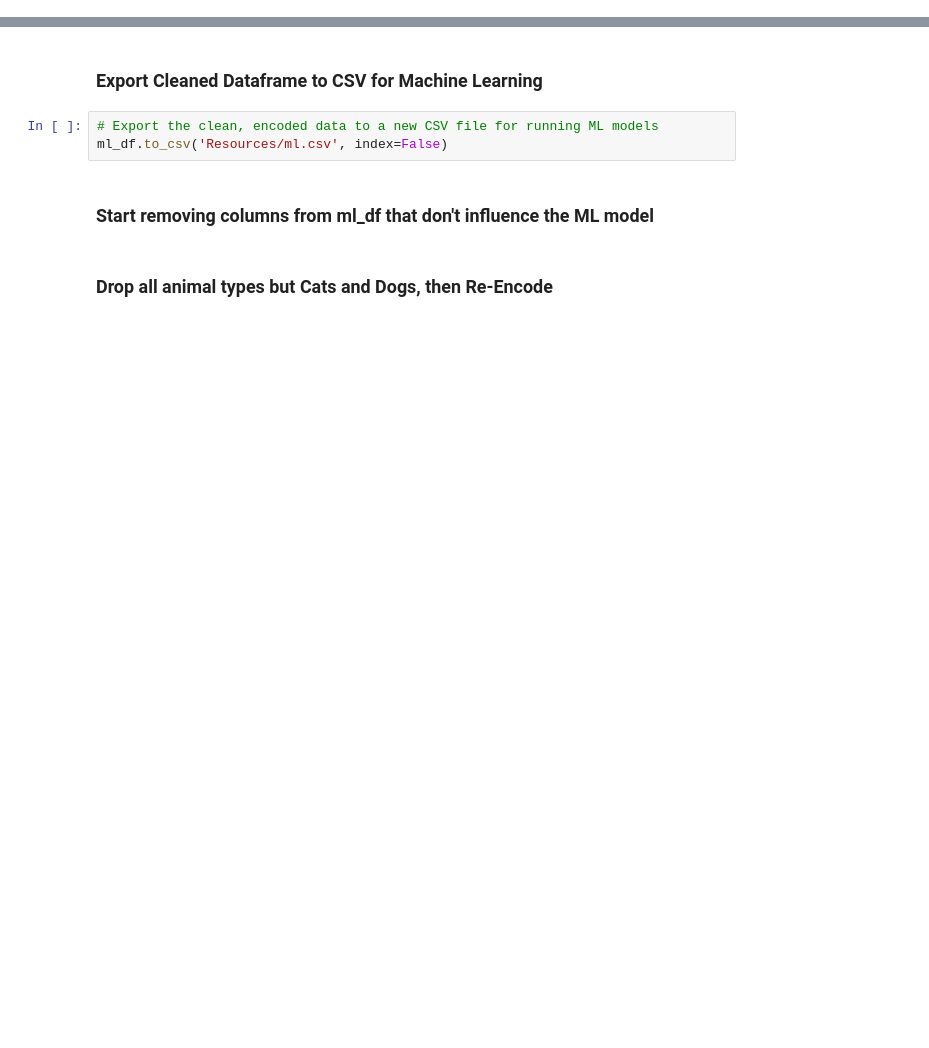
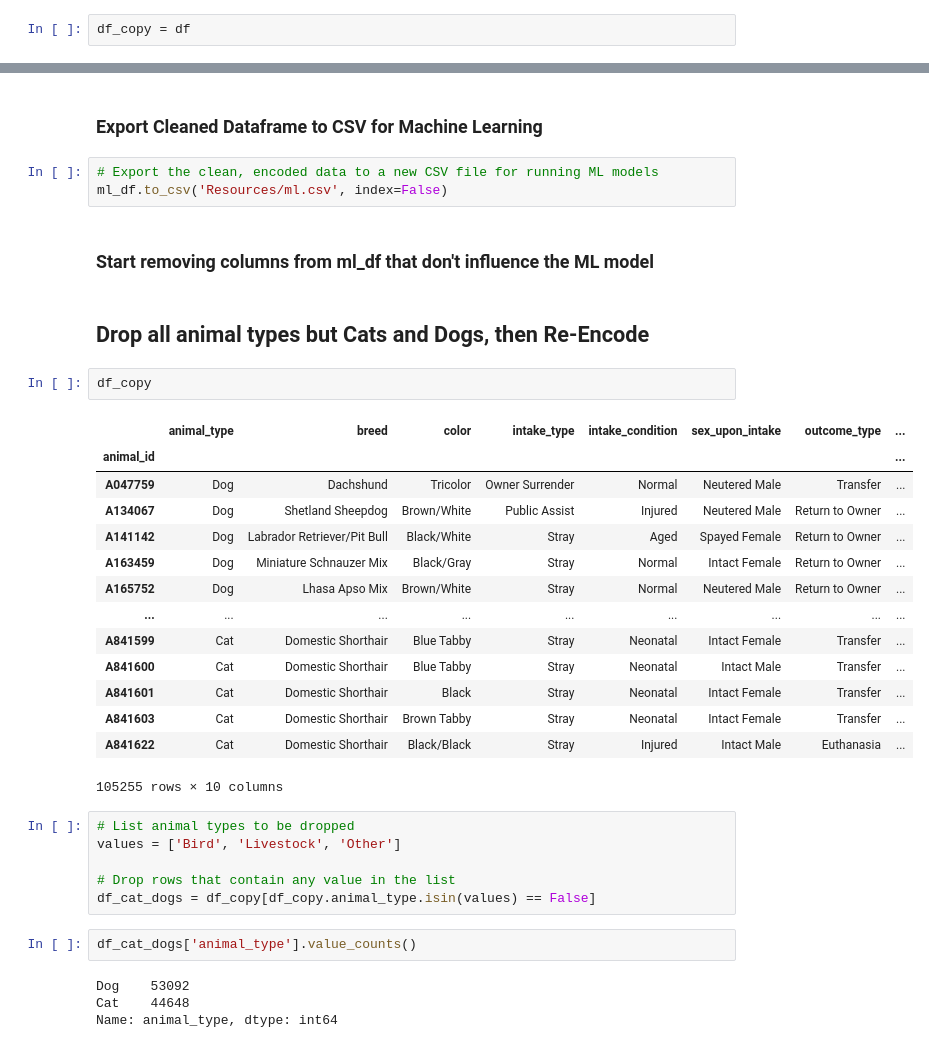
Before and after one commit to ilaha/Austin_AniML_Rescue, a Jupyter notebook: merged_csv_cleaning.ipynb, the cells around one changed output, grey strips where cells are left out. Drawn from its saved outputs; the diff is of its cells as text; blank space fills up the shorter version.

```diff
--- a/merged_csv_cleaning.ipynb
+++ b/merged_csv_cleaning.ipynb
@@ -179,6 +179,8 @@ dtype: int64
 # %%
 # Drop NaN rows
 df.dropna(inplace=True)
+# %%
+df_copy = df
 # %% [markdown]
 ### Encode Categorical Variables
 # %%
@@ -282,4 +285,33 @@ ml_df.to_csv('Resources/ml.csv', index=False)
 # %% [markdown]
 ### **Start removing columns from ml_df that don't influence the ML model**
 # %% [markdown]
-### Drop all animal types but Cats and Dogs, then Re-Encode
+## Drop all animal types but Cats and Dogs, then Re-Encode
+# %%
+df_copy
+# %% [output]
+|  | animal_type | breed | color | intake_type | intake_condition | sex_upon_intake | outcome_type | ... |
+| animal_id |  |  |  |  |  |  |  | ... |
+| A047759 | Dog | Dachshund | Tricolor | Owner Surrender | Normal | Neutered Male | Transfer | ... |
+| A134067 | Dog | Shetland Sheepdog | Brown/White | Public Assist | Injured | Neutered Male | Return to Owner | ... |
+| A141142 | Dog | Labrador Retriever/Pit Bull | Black/White | Stray | Aged | Spayed Female | Return to Owner | ... |
+| A163459 | Dog | Miniature Schnauzer Mix | Black/Gray | Stray | Normal | Intact Female | Return to Owner | ... |
+| A165752 | Dog | Lhasa Apso Mix | Brown/White | Stray | Normal | Neutered Male | Return to Owner | ... |
+| ... | ... | ... | ... | ... | ... | ... | ... | ... |
+| A841599 | Cat | Domestic Shorthair | Blue Tabby | Stray | Neonatal | Intact Female | Transfer | ... |
+| A841600 | Cat | Domestic Shorthair | Blue Tabby | Stray | Neonatal | Intact Male | Transfer | ... |
+| A841601 | Cat | Domestic Shorthair | Black | Stray | Neonatal | Intact Female | Transfer | ... |
+| A841603 | Cat | Domestic Shorthair | Brown Tabby | Stray | Neonatal | Intact Female | Transfer | ... |
+| A841622 | Cat | Domestic Shorthair | Black/Black | Stray | Injured | Intact Male | Euthanasia | ... |
+105255 rows × 10 columns
+# %%
+# List animal types to be dropped
+values = ['Bird', 'Livestock', 'Other']
+
+# Drop rows that contain any value in the list
+df_cat_dogs = df_copy[df_copy.animal_type.isin(values) == False]
+# %%
+df_cat_dogs['animal_type'].value_counts()
+# %% [output]
+Dog    53092
+Cat    44648
+Name: animal_type, dtype: int64
```
Also changed, not shown: parts of 7 cells of this notebook.
